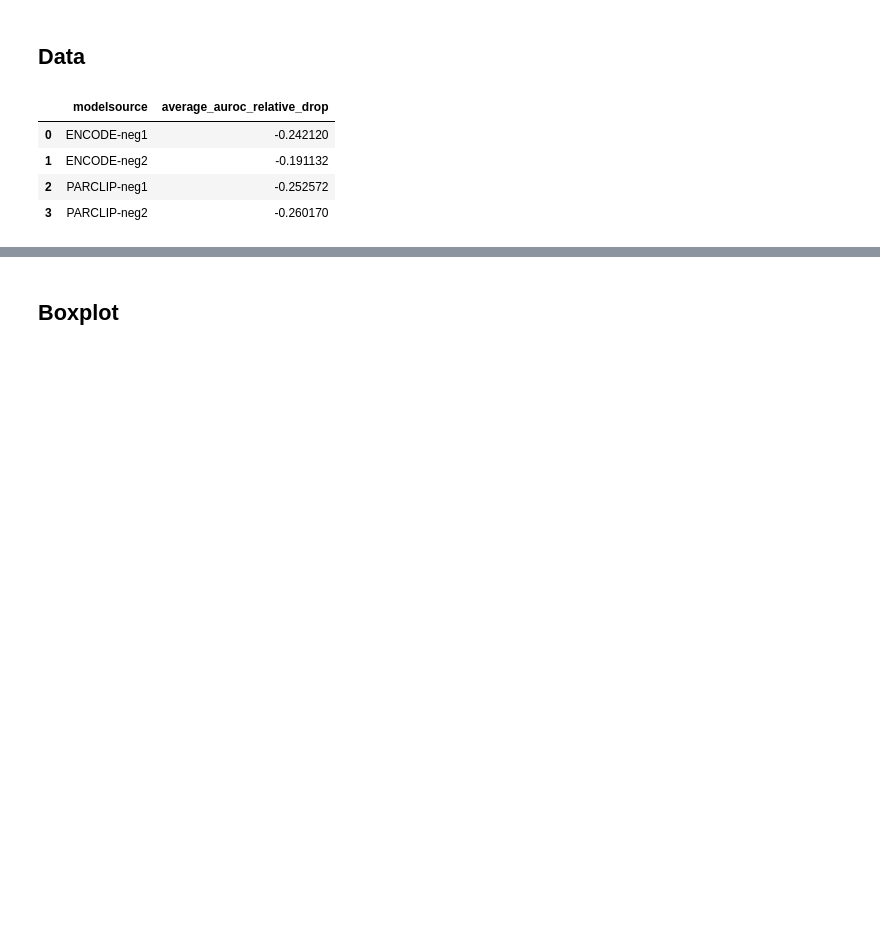
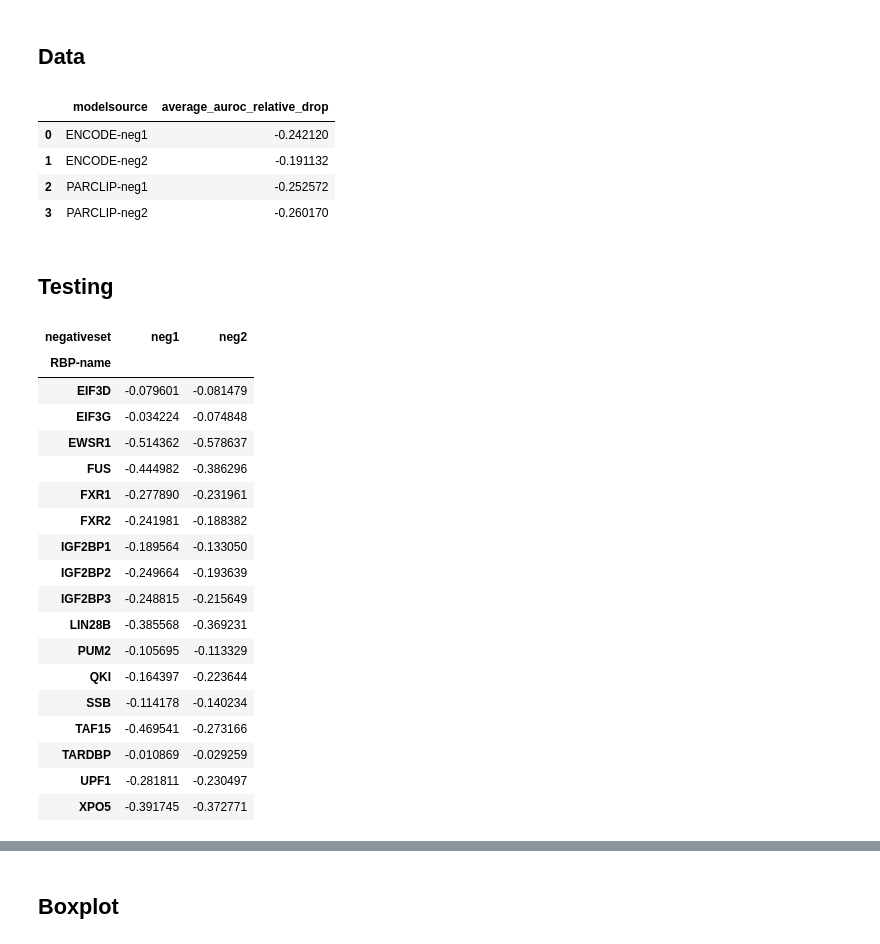
Before and after one commit to mhorlacher/Benchmark-RBP, a Jupyter notebook: analyses/notebooks/cross_protocols.ipynb, the cells around one changed output, grey strips where cells are left out. Cells and saved outputs as stored; diff of their text form; code cells hidden in the pictures; blank space fills up the shorter version.

```diff
--- a/analyses/notebooks/cross_protocols.ipynb
+++ b/analyses/notebooks/cross_protocols.ipynb
@@ -358,3 +358,29 @@ display(tmp_reldrop_avg)
 | 1 | ENCODE-neg2 | -0.191132 |
 | 2 | PARCLIP-neg1 | -0.252572 |
 | 3 | PARCLIP-neg2 | -0.260170 |
+# %% [markdown]
+## Testing
+# %%
+reldrop_data_paired_avg_per_rbp = reldrop_data.pivot_table(index='RBP-name',columns='negativeset', values='auroc.reldrop', aggfunc='mean')
+# %%
+display(reldrop_data_paired_avg_per_rbp)
+# %% [output]
+| negativeset | neg1 | neg2 |
+| RBP-name |  |  |
+| EIF3D | -0.079601 | -0.081479 |
+| EIF3G | -0.034224 | -0.074848 |
+| EWSR1 | -0.514362 | -0.578637 |
+| FUS | -0.444982 | -0.386296 |
+| FXR1 | -0.277890 | -0.231961 |
+| FXR2 | -0.241981 | -0.188382 |
+| IGF2BP1 | -0.189564 | -0.133050 |
+| IGF2BP2 | -0.249664 | -0.193639 |
+| IGF2BP3 | -0.248815 | -0.215649 |
+| LIN28B | -0.385568 | -0.369231 |
+| PUM2 | -0.105695 | -0.113329 |
+| QKI | -0.164397 | -0.223644 |
+| SSB | -0.114178 | -0.140234 |
+| TAF15 | -0.469541 | -0.273166 |
+| TARDBP | -0.010869 | -0.029259 |
+| UPF1 | -0.281811 | -0.230497 |
+| XPO5 | -0.391745 | -0.372771 |
```
Also changed, not shown: parts of 2 cells of this notebook, 1 other file.
